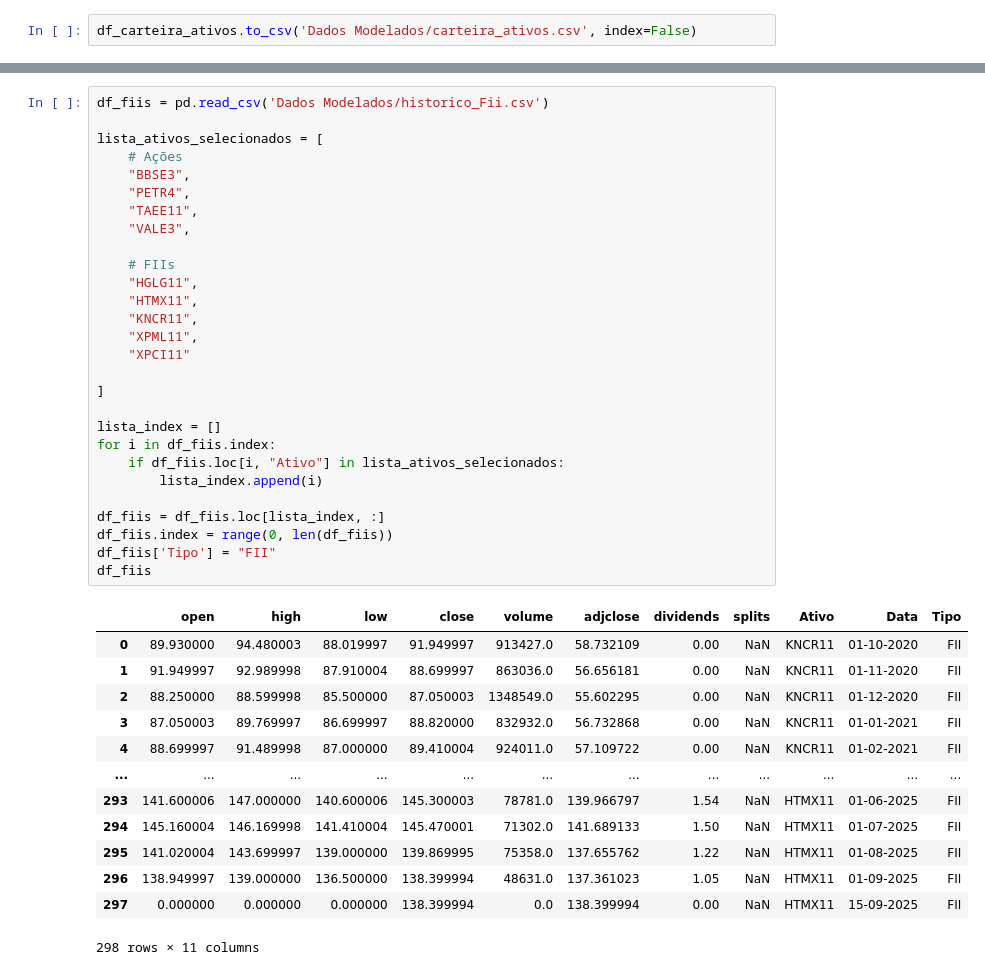
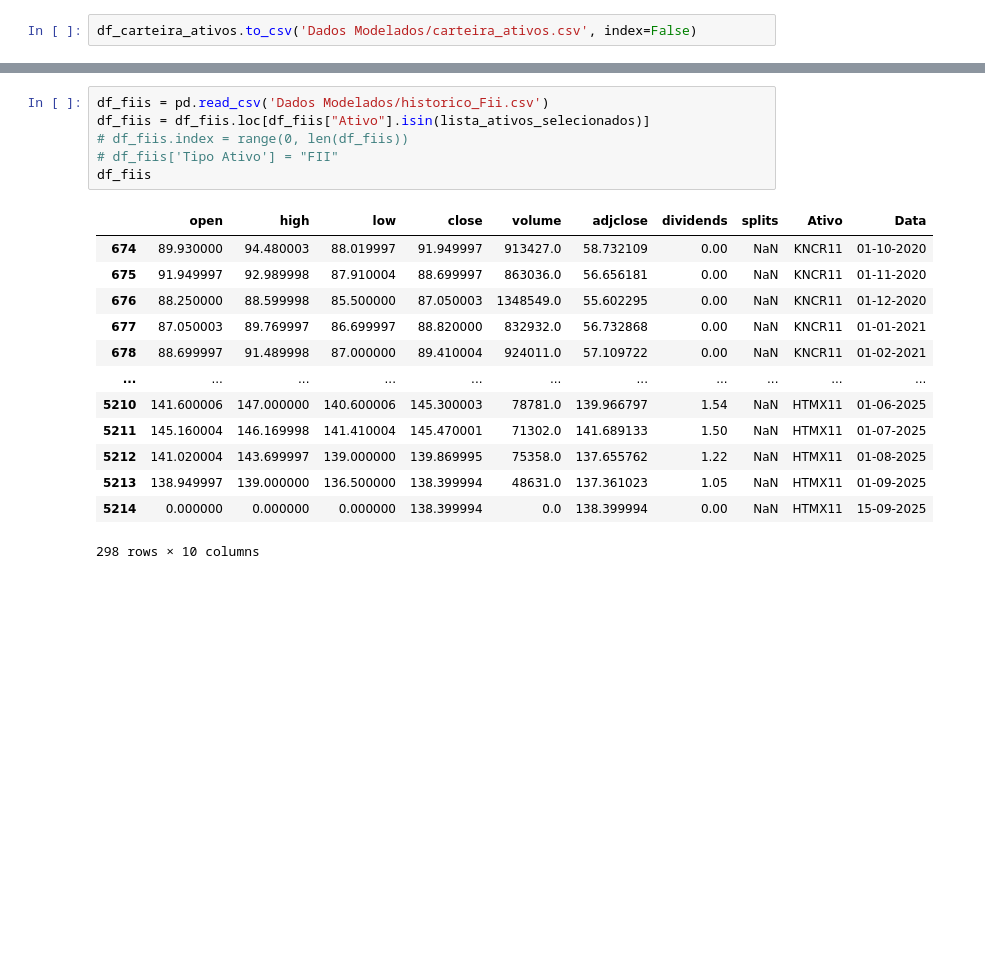
Before and after one commit to LuisHenrique7/Analise-Financeira, a Jupyter notebook: Modelagem da Carteira de Ativos.ipynb, the cells around one changed output, grey strips where cells are left out. Saved outputs shown, nothing was run; the diff lists cells and outputs as text; blank space fills up the shorter version.

```diff
--- a/Modelagem da Carteira de Ativos.ipynb
+++ b/Modelagem da Carteira de Ativos.ipynb
@@ -179,43 +160,21 @@ df_ativos
 # %%
 df_fiis = pd.read_csv('Dados Modelados/historico_Fii.csv')
-
-lista_ativos_selecionados = [
-    # Ações
-    "BBSE3",
-	"PETR4",
-	"TAEE11",
-	"VALE3",
-
-    # FIIs
-    "HGLG11",
-    "HTMX11",
-    "KNCR11",
-    "XPML11",
-    "XPCI11"
-
-]
-
-lista_index = []
-for i in df_fiis.index:
-    if df_fiis.loc[i, "Ativo"] in lista_ativos_selecionados:
-        lista_index.append(i)
-
-df_fiis = df_fiis.loc[lista_index, :]
-df_fiis.index = range(0, len(df_fiis))
-df_fiis['Tipo'] = "FII"
+df_fiis = df_fiis.loc[df_fiis["Ativo"].isin(lista_ativos_selecionados)]
+# df_fiis.index = range(0, len(df_fiis))
+# df_fiis['Tipo Ativo'] = "FII"
 df_fiis
 # %% [output]
-|  | open | high | low | close | volume | adjclose | dividends | splits | Ativo | Data | Tipo |
-| 0 | 89.930000 | 94.480003 | 88.019997 | 91.949997 | 913427.0 | 58.732109 | 0.00 | NaN | KNCR11 | 01-10-2020 | FII |
-| 1 | 91.949997 | 92.989998 | 87.910004 | 88.699997 | 863036.0 | 56.656181 | 0.00 | NaN | KNCR11 | 01-11-2020 | FII |
-| 2 | 88.250000 | 88.599998 | 85.500000 | 87.050003 | 1348549.0 | 55.602295 | 0.00 | NaN | KNCR11 | 01-12-2020 | FII |
-| 3 | 87.050003 | 89.769997 | 86.699997 | 88.820000 | 832932.0 | 56.732868 | 0.00 | NaN | KNCR11 | 01-01-2021 | FII |
-| 4 | 88.699997 | 91.489998 | 87.000000 | 89.410004 | 924011.0 | 57.109722 | 0.00 | NaN | KNCR11 | 01-02-2021 | FII |
-| ... | ... | ... | ... | ... | ... | ... | ... | ... | ... | ... | ... |
-| 293 | 141.600006 | 147.000000 | 140.600006 | 145.300003 | 78781.0 | 139.966797 | 1.54 | NaN | HTMX11 | 01-06-2025 | FII |
-| 294 | 145.160004 | 146.169998 | 141.410004 | 145.470001 | 71302.0 | 141.689133 | 1.50 | NaN | HTMX11 | 01-07-2025 | FII |
-| 295 | 141.020004 | 143.699997 | 139.000000 | 139.869995 | 75358.0 | 137.655762 | 1.22 | NaN | HTMX11 | 01-08-2025 | FII |
-| 296 | 138.949997 | 139.000000 | 136.500000 | 138.399994 | 48631.0 | 137.361023 | 1.05 | NaN | HTMX11 | 01-09-2025 | FII |
-| 297 | 0.000000 | 0.000000 | 0.000000 | 138.399994 | 0.0 | 138.399994 | 0.00 | NaN | HTMX11 | 15-09-2025 | FII |
+|  | open | high | low | close | volume | adjclose | dividends | splits | Ativo | Data |
+| 674 | 89.930000 | 94.480003 | 88.019997 | 91.949997 | 913427.0 | 58.732109 | 0.00 | NaN | KNCR11 | 01-10-2020 |
+| 675 | 91.949997 | 92.989998 | 87.910004 | 88.699997 | 863036.0 | 56.656181 | 0.00 | NaN | KNCR11 | 01-11-2020 |
+| 676 | 88.250000 | 88.599998 | 85.500000 | 87.050003 | 1348549.0 | 55.602295 | 0.00 | NaN | KNCR11 | 01-12-2020 |
+| 677 | 87.050003 | 89.769997 | 86.699997 | 88.820000 | 832932.0 | 56.732868 | 0.00 | NaN | KNCR11 | 01-01-2021 |
+| 678 | 88.699997 | 91.489998 | 87.000000 | 89.410004 | 924011.0 | 57.109722 | 0.00 | NaN | KNCR11 | 01-02-2021 |
+| ... | ... | ... | ... | ... | ... | ... | ... | ... | ... | ... |
+| 5210 | 141.600006 | 147.000000 | 140.600006 | 145.300003 | 78781.0 | 139.966797 | 1.54 | NaN | HTMX11 | 01-06-2025 |
+| 5211 | 145.160004 | 146.169998 | 141.410004 | 145.470001 | 71302.0 | 141.689133 | 1.50 | NaN | HTMX11 | 01-07-2025 |
+| 5212 | 141.020004 | 143.699997 | 139.000000 | 139.869995 | 75358.0 | 137.655762 | 1.22 | NaN | HTMX11 | 01-08-2025 |
+| 5213 | 138.949997 | 139.000000 | 136.500000 | 138.399994 | 48631.0 | 137.361023 | 1.05 | NaN | HTMX11 | 01-09-2025 |
+| 5214 | 0.000000 | 0.000000 | 0.000000 | 138.399994 | 0.0 | 138.399994 | 0.00 | NaN | HTMX11 | 15-09-2025 |
-298 rows × 11 columns
+298 rows × 10 columns
 # %%
```
Also changed, not shown: parts of 28 cells of this notebook, 2 other files.
